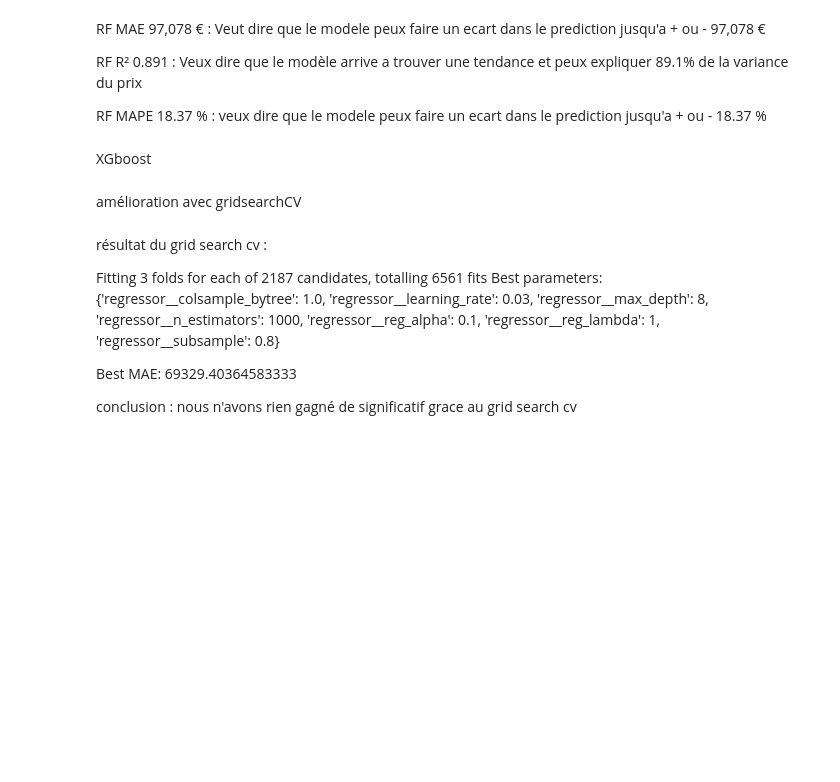
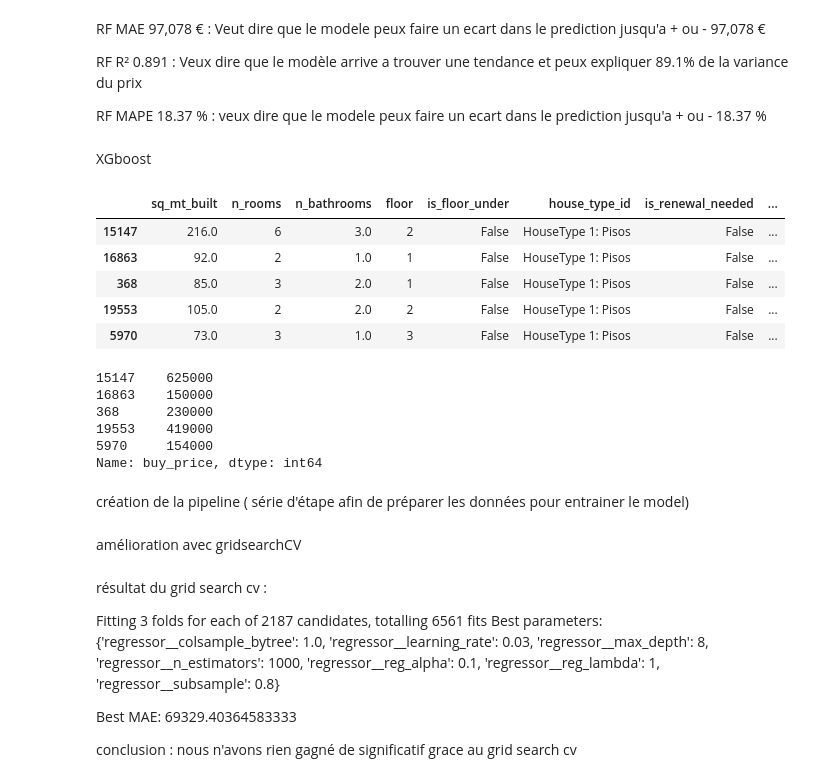
Before and after one commit to ayoub-abderrahmane/apartment-hunter, a Jupyter notebook: notebook/train_model.ipynb, the cells around one changed output. Cells and saved outputs as stored; diff of their text form; code cells hidden in the pictures; blank space fills up the shorter version.

```diff
--- a/notebook/train_model.ipynb
+++ b/notebook/train_model.ipynb
@@ -44,8 +45,14 @@ df["price_m2"] = (
 q1 = df["buy_price"].quantile(0.02)
 q99 = df["buy_price"].quantile(0.98)
 df = df[(df["buy_price"] >= q1) & (df["buy_price"] <= q99)]
+
+#Regroupement des maisons et des duplex dans la meme catégorie car il n'y a pas assez de maison poue l'entrainement
+df["house_type_id"] = df["house_type_id"].replace({
+    "HouseType 4: Dúplex": "HouseType 2/4: Casa/Duplex",
+    "HouseType 2: Casa o chalet": "HouseType 2/4: Casa/Duplex"
+})
 # %%
-X = df.drop(columns=["title","subtitle",'neighborhood_id',"buy_price","buy_price_by_area","is_buy_price_known","rent_price","is_rent_price_known",'is_exact_address_hidden'])
+X = df.drop(columns=["id","title","operation","subtitle",'neighborhood_id',"buy_price","buy_price_by_area","is_buy_price_known","rent_price","is_rent_price_known",'is_exact_address_hidden'])
 X = X.dropna()
 y = df["buy_price"]
 y = y[X.index]  # garder les mêmes indices
@@ -54,7 +61,9 @@ y = y[X.index]  # garder les mêmes indices
 numerical_features = X.select_dtypes(include=["int64", "float64"]).columns.tolist()
 categorical_features = X.select_dtypes(include=["object", "bool"]).columns.tolist()
 
+# Y.head()
 X.info()
+# X["floor"].unique()
 # %% [output]
 <class 'pandas.core.frame.DataFrame'>
 Index: 18510 entries, 1 to 21739
@@ -218,5 +230,24 @@ XGB_categorical_features = categorical_features.copy()
 # %%
 XGB_X_train, XGB_X_test, XGB_y_train, XGB_y_test = train_test_split(
     XGB_X, XGB_y, test_size=0.2, random_state=42
 )
+XGB_X_test.head()
+# %% [output]
+|  | sq_mt_built | n_rooms | n_bathrooms | floor | is_floor_under | house_type_id | is_renewal_needed | ... |
+| 15147 | 216.0 | 6 | 3.0 | 2 | False | HouseType 1: Pisos | False | ... |
+| 16863 | 92.0 | 2 | 1.0 | 1 | False | HouseType 1: Pisos | False | ... |
+| 368 | 85.0 | 3 | 2.0 | 1 | False | HouseType 1: Pisos | False | ... |
+| 19553 | 105.0 | 2 | 2.0 | 2 | False | HouseType 1: Pisos | False | ... |
+| 5970 | 73.0 | 3 | 1.0 | 3 | False | HouseType 1: Pisos | False | ... |
+# %%
+XGB_y_test.head()
+# %% [output]
+15147    625000
+16863    150000
+368      230000
+19553    419000
+5970     154000
+Name: buy_price, dtype: int64
+# %% [markdown]
+création de la pipeline ( série d'étape afin de préparer les données pour entrainer le model)
 # %%
```
Also changed, not shown: parts of 8 cells of this notebook, 7 other files.
